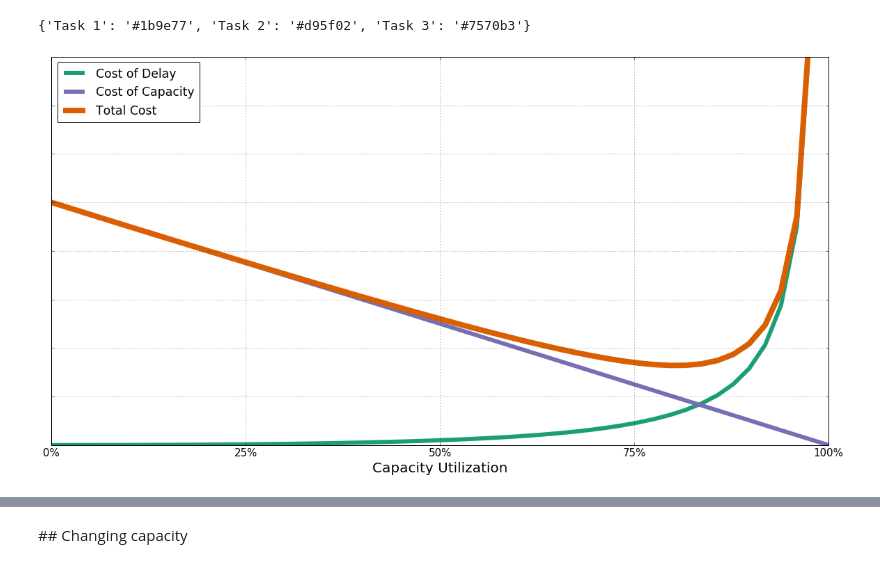
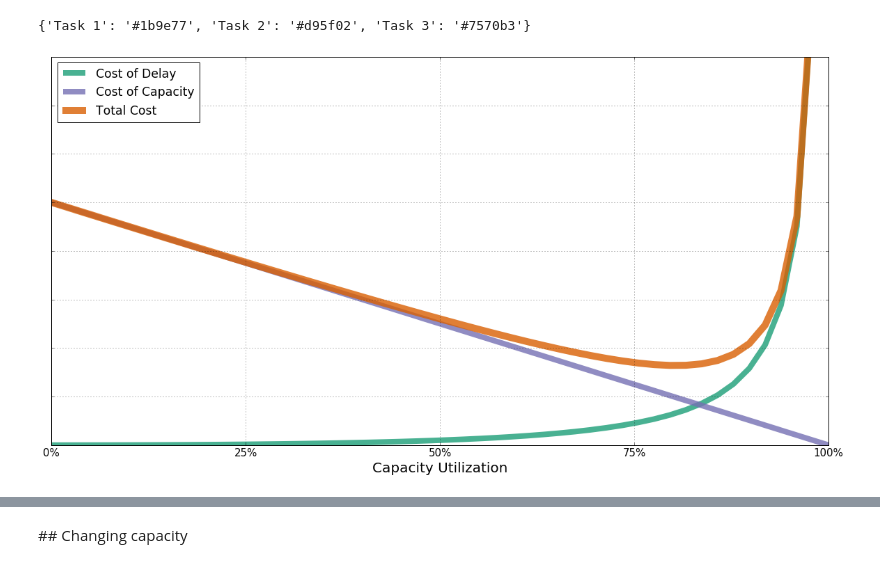
Before and after one commit to lonelypeanut/dataviz, a Jupyter notebook: tom_talk/Tom workflow talk.ipynb, the cells around one changed output, grey strips where cells are left out. Cells and saved outputs as stored; diff of their text form; code cells hidden in the pictures.

```diff
--- a/tom_talk/Tom workflow talk.ipynb
+++ b/tom_talk/Tom workflow talk.ipynb
@@ -166,21 +166,21 @@ color_dict
 # %%
 pl.figure(figsize=(20, 10))
 pl.plot(df.capacity_utilisation, df.cod,
-        label='Cost of Delay', linewidth=6, color=color_dict['Task 1'])
+        label='Cost of Delay', linewidth=8, color=color_dict['Task 1'], alpha=0.8)
 pl.plot(df.capacity_utilisation, df.cc,
-        label='Cost of Capacity', linewidth=6, color=color_dict['Task 3'])
+        label='Cost of Capacity', linewidth=8, color=color_dict['Task 3'], alpha=0.8)
 pl.plot(df.capacity_utilisation, df.total_cost,
-        label='Total Cost', linewidth=8, c=color_dict['Task 2'])
+        label='Total Cost', linewidth=10, c=color_dict['Task 2'], alpha=0.8)
 
 
 pl.yticks(range(0, 9000, 1000), '', size=20)
 pl.xticks(np.arange(0, 1.1, 0.25 ), [str(x) + '%' for x in np.arange(0, 110, 25)], size=15)
 pl.xlabel('Capacity Utilization', size=20)
 pl.ylim(0, 8000)
 pl.legend(loc='upper left', fontsize='xx-large')
 pl.grid()
 pl.show()
 # %% [output]
-[figure, old version]
+[figure, new version]
 # %%
 pl.figure(figsize=(20, 10))
```
Also changed, not shown: parts of 7 cells of this notebook.
